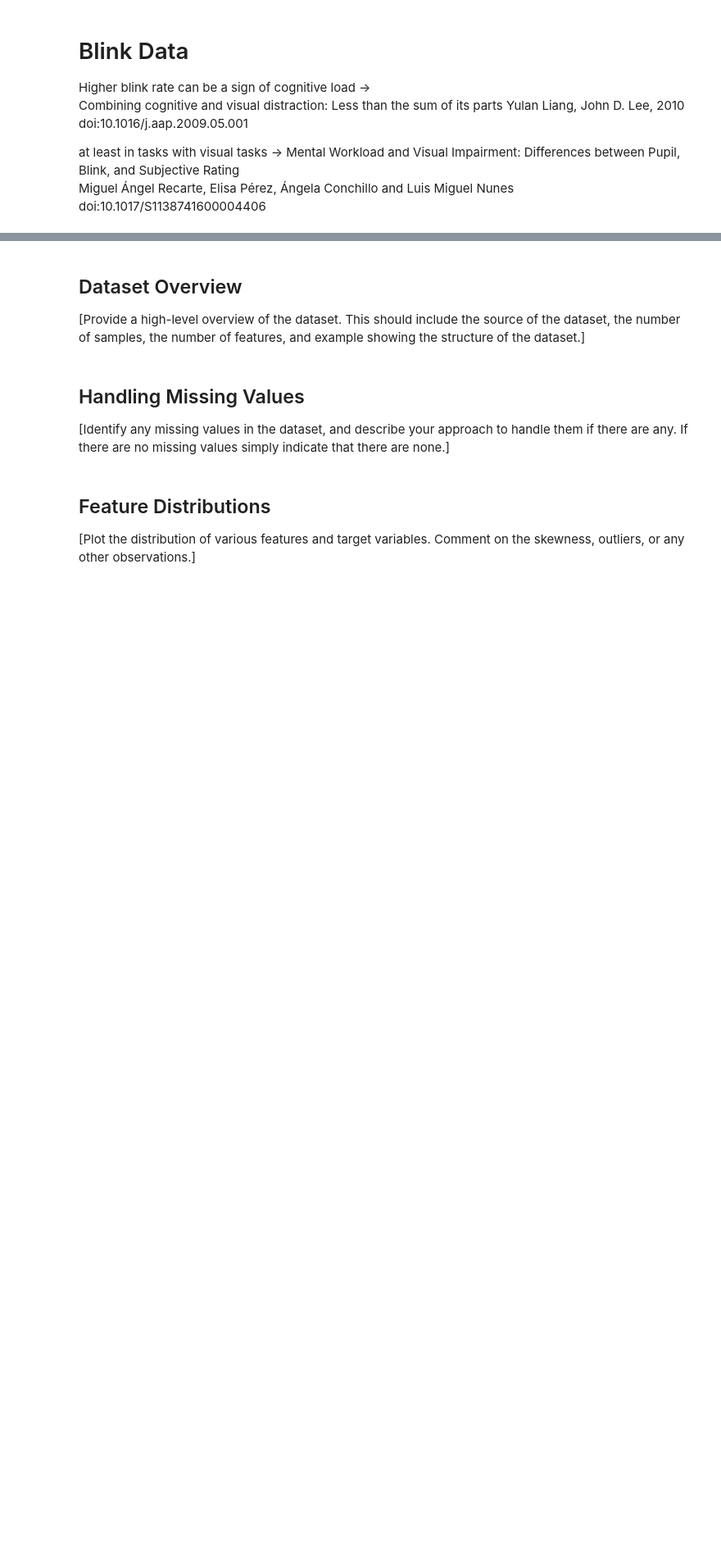
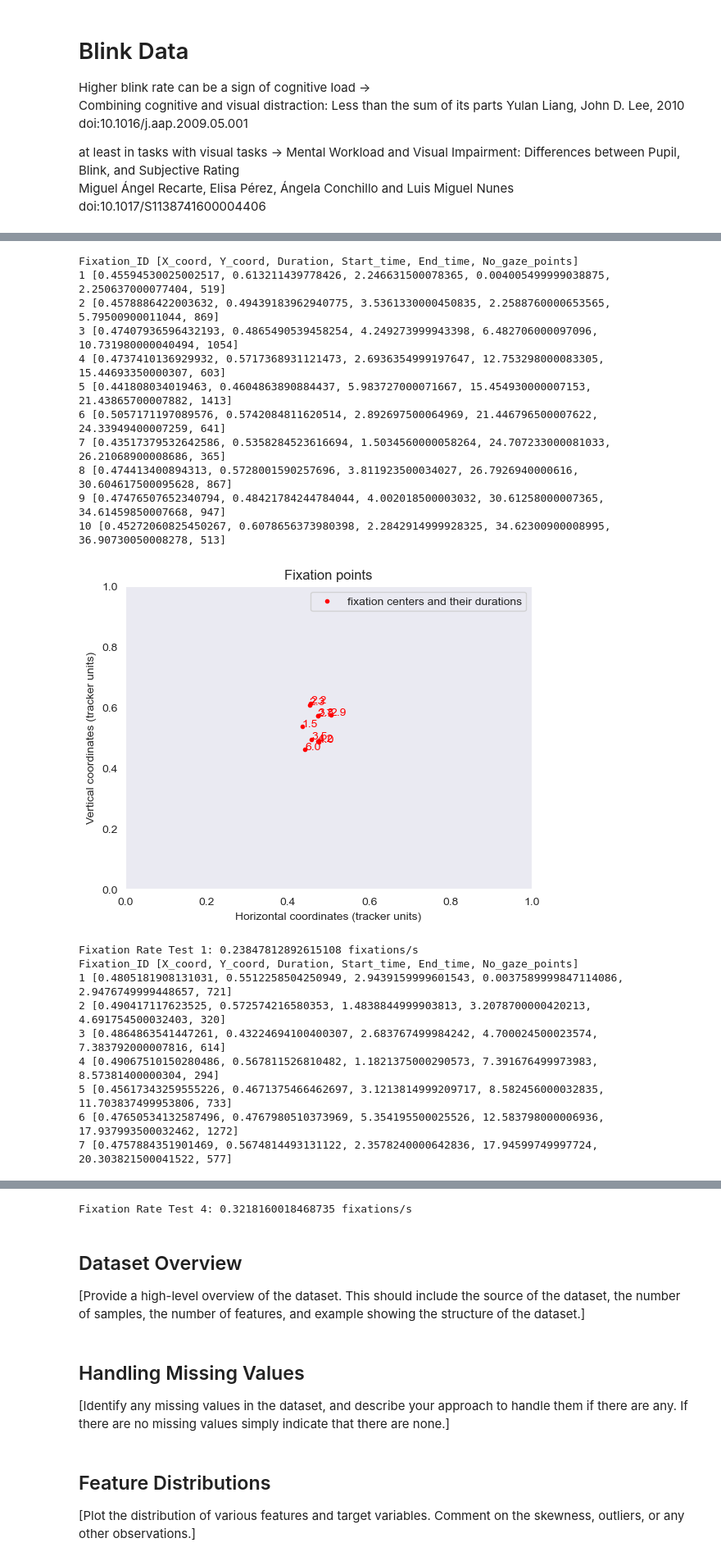
Before and after one commit to HBendig-HSFL/unlocking-minds, a Jupyter notebook: 1_DatasetCharacteristics/exploratory_data_analysis.ipynb, the cells around one changed output, grey strips where cells are left out. Shown at 82% size. Drawn from its saved outputs; the diff is of its cells as text; code cells hidden in the pictures; blank space fills up the shorter version.

```diff
--- a/1_DatasetCharacteristics/exploratory_data_analysis.ipynb
+++ b/1_DatasetCharacteristics/exploratory_data_analysis.ipynb
@@ -289,0 +404,45 @@ plt.show()
+# %%
+import peyemmv
+# force reload of package
+import importlib
+importlib.reload(peyemmv)
+
+current_participant = 46
+gaze_test1 = participant_tests[current_participant][3][3][0]
+
+#pygazeanalyser.detectors.fixation_detection(gaze_test1['norm_pos_x'], gaze_test1['norm_pos_y'], gaze_test1['gaze_timestamp'], maxdist=2.5)
+
+# create a gazelist in following order: norm_pos_x, norm_pos_y, gaze_timestamp
+gaze_data = gaze_test1[['norm_pos_x', 'norm_pos_y', 'gaze_timestamp']].values.tolist()
+
+result = peyemmv.extract_fixations_list(gaze_data, 0.1, 0.1, 1, '0')
+
+# calculate the fixationrate for each test. the unit of the timestamp is seconds
+for i in range(4):
+    participant_test = participant_tests[current_participant][i]
+    participant_test_gaze = participant_test[3][0]
+    gaze_data = participant_test_gaze[['norm_pos_x', 'norm_pos_y', 'gaze_timestamp']].values.tolist()
+    result = peyemmv.extract_fixations_list(gaze_data, 0.1, 0.1, 1, '1')
+    print("Fixation Rate Test " + str(i+1) + ": " + str(len(result)/participant_test_gaze['gaze_timestamp'].iloc[-1]) + " fixations/s")
+# %% [output]
+Fixation_ID [X_coord, Y_coord, Duration, Start_time, End_time, No_gaze_points]
+1 [0.45594530025002517, 0.613211439778426, 2.246631500078365, 0.004005499999038875, 2.250637000077404, 519]
+2 [0.4578886422003632, 0.49439183962940775, 3.5361330000450835, 2.2588760000653565, 5.79500900011044, 869]
+3 [0.47407936596432193, 0.4865490539458254, 4.249273999943398, 6.482706000097096, 10.731980000040494, 1054]
+4 [0.4737410136929932, 0.5717368931121473, 2.6936354999197647, 12.753298000083305, 15.44693350000307, 603]
+5 [0.441808034019463, 0.4604863890884437, 5.983727000071667, 15.454930000007153, 21.43865700007882, 1413]
+6 [0.5057171197089576, 0.5742084811620514, 2.892697500064969, 21.446796500007622, 24.33949400007259, 641]
+7 [0.43517379532642586, 0.5358284523616694, 1.5034560000058264, 24.707233000081033, 26.21068900008686, 365]
+8 [0.474413400894313, 0.5728001590257696, 3.811923500034027, 26.7926940000616, 30.604617500095628, 867]
+9 [0.47476507652340794, 0.48421784244784044, 4.002018500003032, 30.61258000007365, 34.61459850007668, 947]
+10 [0.45272060825450267, 0.6078656373980398, 2.2842914999928325, 34.62300900008995, 36.90730050008278, 513]
+[figure, added]
+Fixation Rate Test 1: 0.23847812892615108 fixations/s
+Fixation_ID [X_coord, Y_coord, Duration, Start_time, End_time, No_gaze_points]
+1 [0.4805181908131031, 0.5512258504250949, 2.9439159999601543, 0.0037589999847114086, 2.9476749999448657, 721]
+2 [0.490417117623525, 0.572574216580353, 1.4838844999903813, 3.2078700000420213, 4.691754500032403, 320]
+3 [0.4864863541447261, 0.43224694100400307, 2.683767499984242, 4.700024500023574, 7.383792000007816, 614]
+4 [0.49067510150280486, 0.567811526810482, 1.1821375000290573, 7.391676499973983, 8.57381400000304, 294]
+5 [0.45617343259555226, 0.4671375466462697, 3.1213814999209717, 8.582456000032835, 11.703837499953806, 733]
+6 [0.47650534132587496, 0.4767980510373969, 5.354195500025526, 12.583798000006936, 17.937993500032462, 1272]
+7 [0.4757884351901469, 0.5674814493131122, 2.3578240000642836, 17.94599749997724, 20.303821500041522, 577]
@@ -290,3 +482,4 @@ plt.show()
+Fixation Rate Test 4: 0.3218160018468735 fixations/s
 # %% [markdown]
 ## Dataset Overview
 
```
Also changed, not shown: parts of 13 cells of this notebook.
